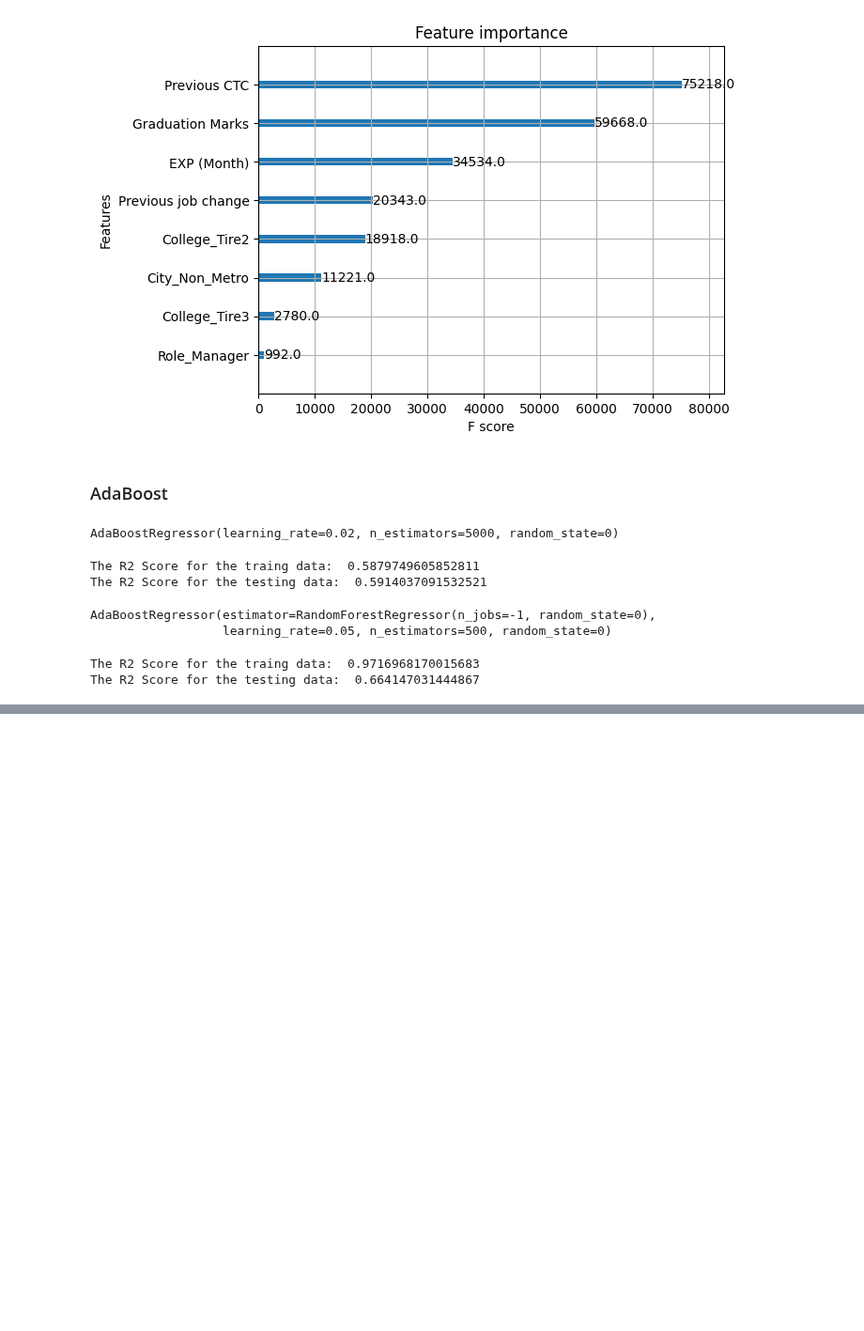
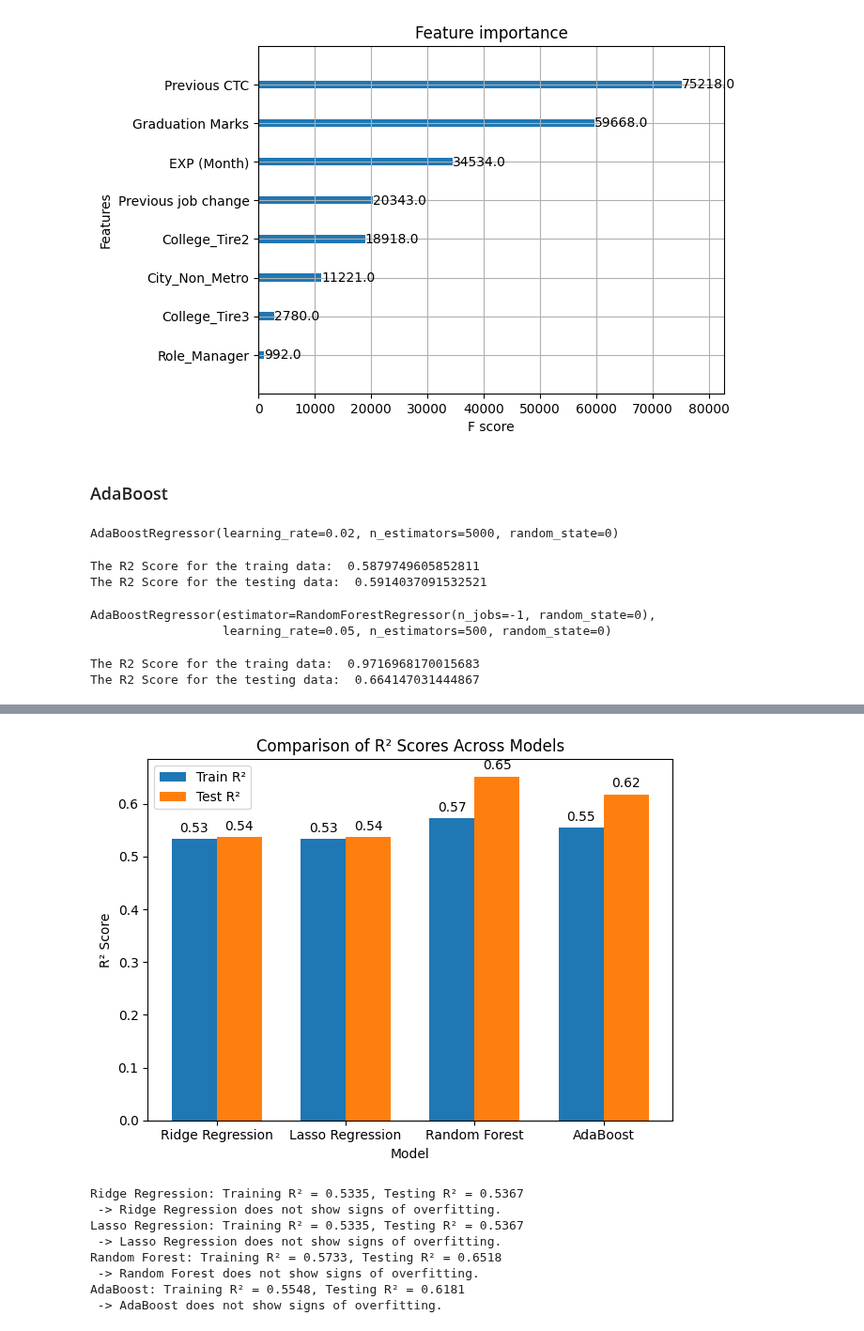
Before and after one commit to Glamorous9754/Practice-in-Jupyter, a Jupyter notebook: Final Project Notebook.ipynb, the cells around one changed output, grey strips where cells are left out. Shown at 94% size. Saved outputs shown, nothing was run; the diff lists cells and outputs as text; code cells hidden in the pictures; blank space fills up the shorter version.

```diff
--- a/Final Project Notebook.ipynb
+++ b/Final Project Notebook.ipynb
@@ -458,0 +510,67 @@ The R2 Score for the testing data:  0.664147031444867
+# %%
+import matplotlib.pyplot as plt
+import numpy as np
+
+# Model names
+models = ['Ridge Regression', 'Lasso Regression', 'Random Forest', 'AdaBoost']
+
+# R² scores for training and testing data
+r2_train_scores = [0.5335037428213201,  # Ridge
+                   0.533503809341541,   # Lasso
+                   0.5733431843111559,  # RandomForest (After GridSearch)
+                   0.554821215957087]  # AdaBoost (After GridSearch)
+
+r2_test_scores = [0.5366536913347462,   # Ridge
+                  0.5366734575952922,   # Lasso
+                  0.651835315258023,    # RandomForest (After GridSearch)
+                  0.6180977959513334]   # AdaBoost (After GridSearch)
+
+# Plotting the R² scores
+x = np.arange(len(models))
+width = 0.35
+
+fig, ax = plt.subplots()
+rects1 = ax.bar(x - width/2, r2_train_scores, width, label='Train R²')
+rects2 = ax.bar(x + width/2, r2_test_scores, width, label='Test R²')
+
+# Adding labels, title, and custom x-axis tick labels
+ax.set_xlabel('Model')
+ax.set_ylabel('R² Score')
+ax.set_title('Comparison of R² Scores Across Models')
+ax.set_xticks(x)
+ax.set_xticklabels(models)
+ax.legend()
+
+# Add text annotations to the bars
+def autolabel(rects):
+    for rect in rects:
+        height = rect.get_height()
+        ax.annotate(f'{height:.2f}',
+                    xy=(rect.get_x() + rect.get_width() / 2, height),
+                    xytext=(0, 3),  # 3 points vertical offset
+                    textcoords="offset points",
+                    ha='center', va='bottom')
+
+autolabel(rects1)
+autolabel(rects2)
+
+fig.tight_layout()
+plt.show()
+
+# Check for overfitting
+for i in range(len(models)):
+    print(f"{models[i]}: Training R² = {r2_train_scores[i]:.4f}, Testing R² = {r2_test_scores[i]:.4f}")
+    if r2_train_scores[i] > r2_test_scores[i] + 0.05:
+        print(f" -> {models[i]} may be overfitting.")
+    else:
+        print(f" -> {models[i]} does not show signs of overfitting.")
+# %% [output]
+[figure, added]
+Ridge Regression: Training R² = 0.5335, Testing R² = 0.5367
+ -> Ridge Regression does not show signs of overfitting.
+Lasso Regression: Training R² = 0.5335, Testing R² = 0.5367
+ -> Lasso Regression does not show signs of overfitting.
+Random Forest: Training R² = 0.5733, Testing R² = 0.6518
+ -> Random Forest does not show signs of overfitting.
+AdaBoost: Training R² = 0.5548, Testing R² = 0.6181
+ -> AdaBoost does not show signs of overfitting.
```
Also changed, not shown: parts of 7 cells of this notebook.
